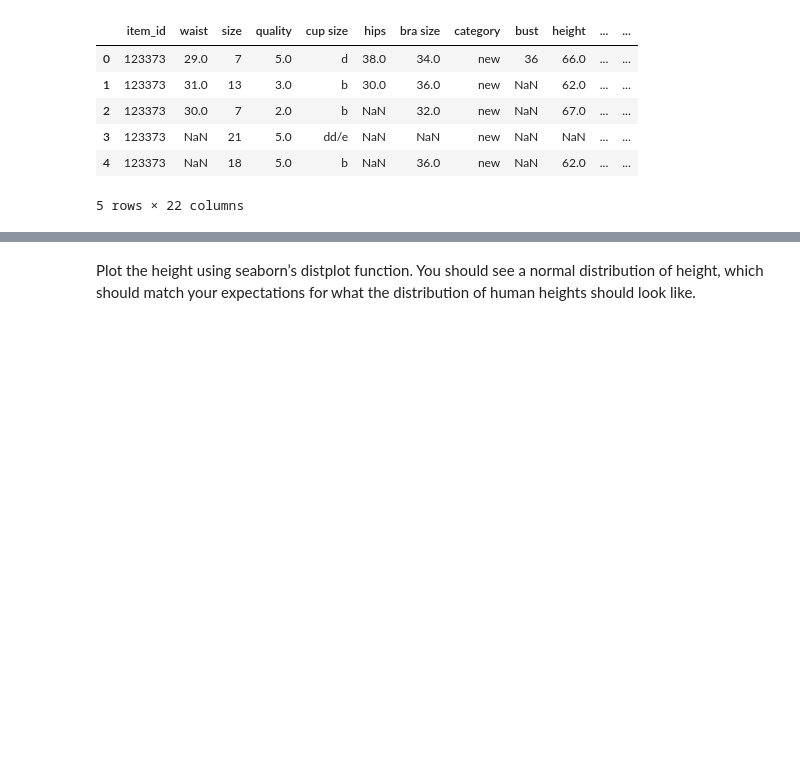
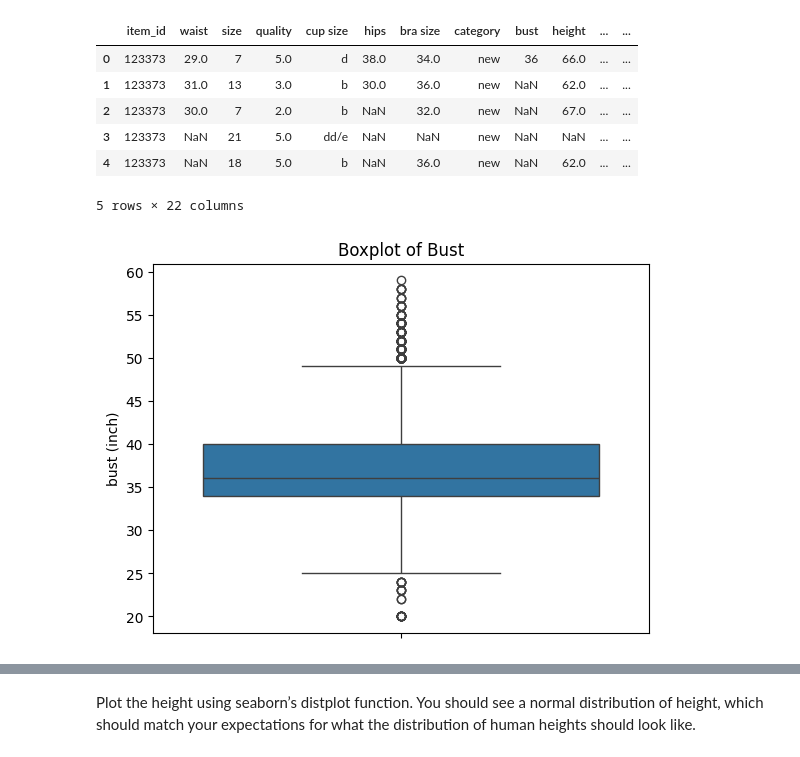
Before and after one commit to celina-velazquez/ADS-504, a Jupyter notebook: Assignment_Guide_3_.ipynb, the cells around one changed output, grey strips where cells are left out. Saved outputs shown, nothing was run; the diff lists cells and outputs as text; code cells hidden in the pictures; blank space fills up the shorter version.

```diff
--- a/Assignment_Guide_3_.ipynb
+++ b/Assignment_Guide_3_.ipynb
@@ -202,3 +204,17 @@ df.head()
 
 # Convert bust
 num_df['bust (inch)'] = pd.to_numeric(df['bust'], errors='coerce')
+# %%
+# Save height and bust columns to num_df dataframe
+# Add column 'B' from df2 to df1
+num_df['height'] = df['height']
+# num_df['bust (inch)'] = df['bust (inch)']
+# %%
+# Create boxplot to visualize outliers
+sns.boxplot(num_df['bust (inch)'])
+plt.title('Boxplot of Bust')
+plt.show()
+
+# Detect and remove the outliers using Python. GeeksforGeeks. (2025, June 13). https://www.geeksforgeeks.org/data-science/detect-and-remove-the-outliers-using-python/
+# %% [output]
+[figure, added]
```
Also changed, not shown: parts of 3 cells of this notebook.
